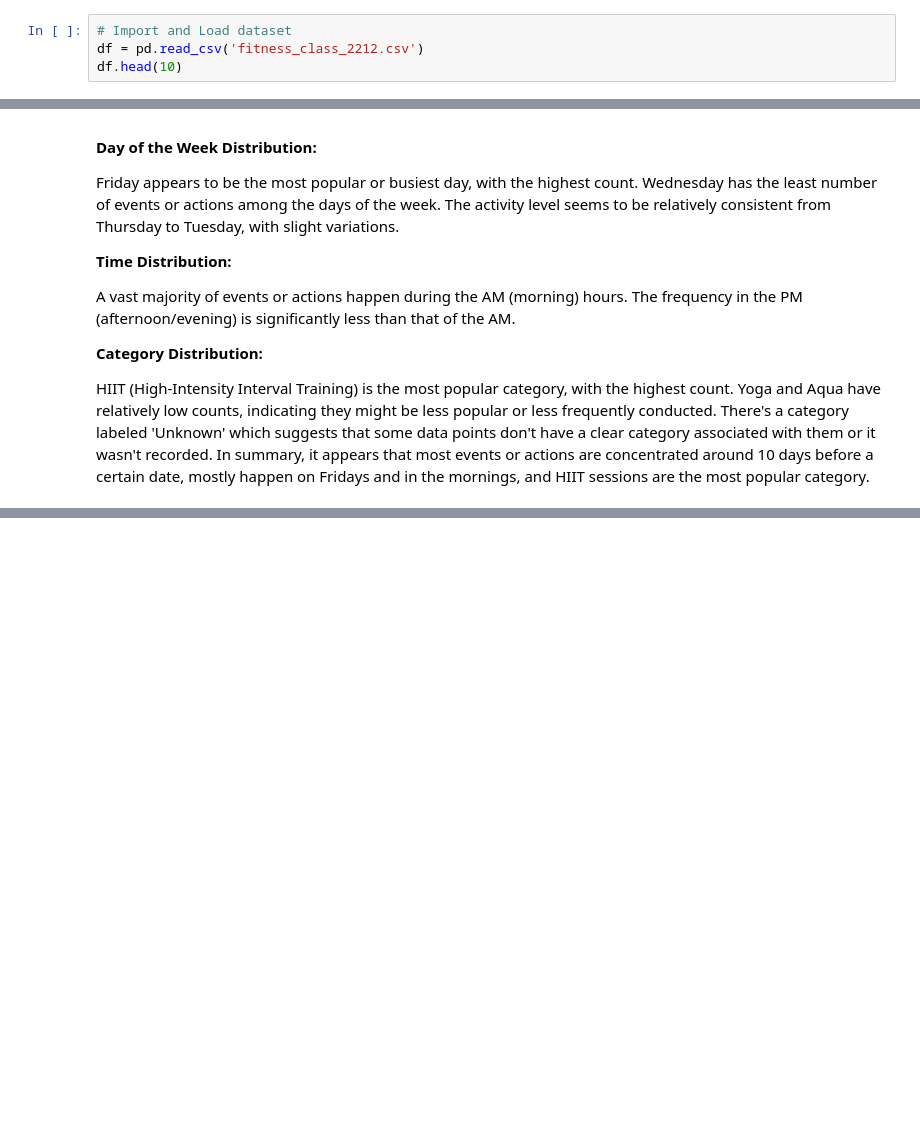
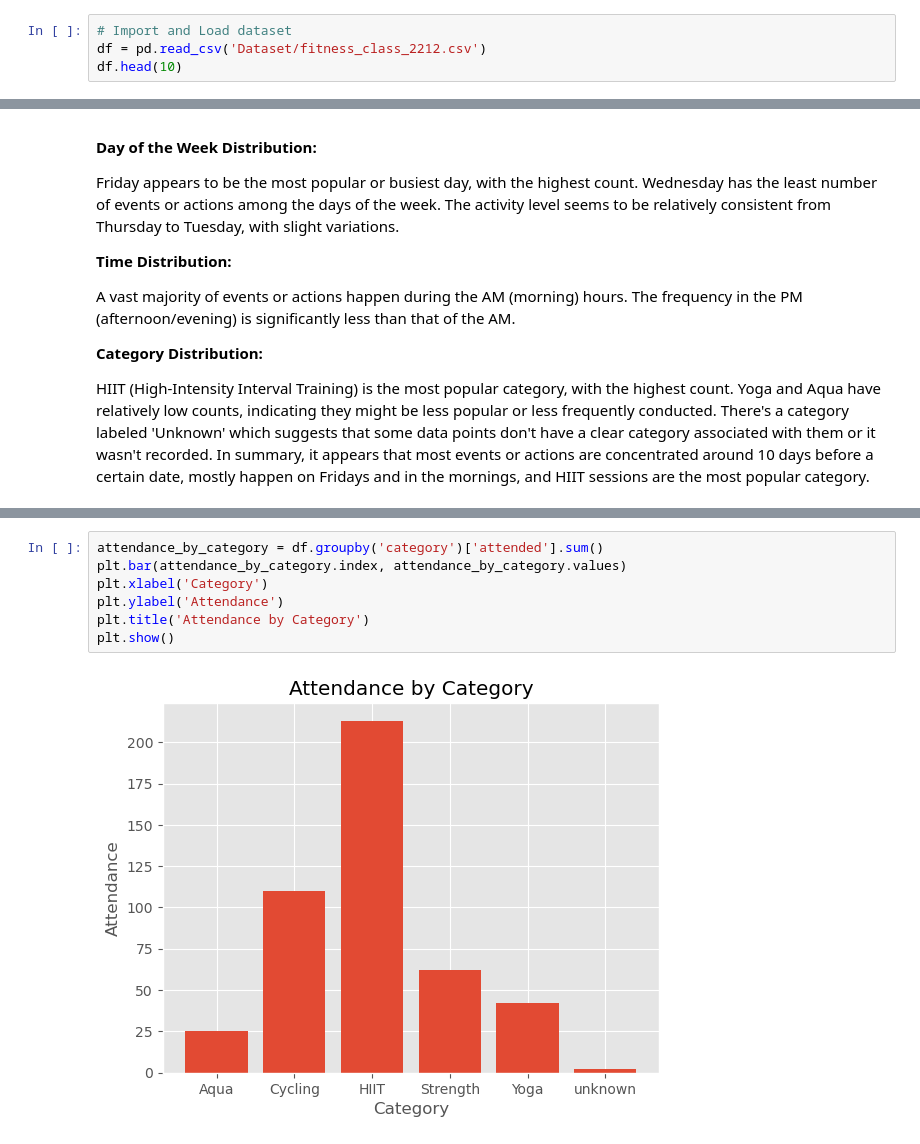
Before and after one commit to LoveRedemption/Fitness-class, a Jupyter notebook: Fitness Class EdA.ipynb, the cells around one changed output, grey strips where cells are left out. Saved outputs shown, nothing was run; the diff lists cells and outputs as text; blank space fills up the shorter version.

```diff
--- a/Fitness Class EdA.ipynb
+++ b/Fitness Class EdA.ipynb
@@ -12,6 +12,6 @@ import matplotlib.pyplot as plt
 plt.style.use('ggplot')
 # %%
 # Import and Load dataset
-df = pd.read_csv('fitness_class_2212.csv')
+df = pd.read_csv('Dataset/fitness_class_2212.csv')
 df.head(10)
 # %% [output]
@@ -327,0 +353,9 @@ NameError: name 'df' is not defined
+# %%
+attendance_by_category = df.groupby('category')['attended'].sum()
+plt.bar(attendance_by_category.index, attendance_by_category.values)
+plt.xlabel('Category')
+plt.ylabel('Attendance')
+plt.title('Attendance by Category')
+plt.show()
+# %% [output]
+[figure, added]
```
Also changed, not shown: parts of 10 cells of this notebook.
